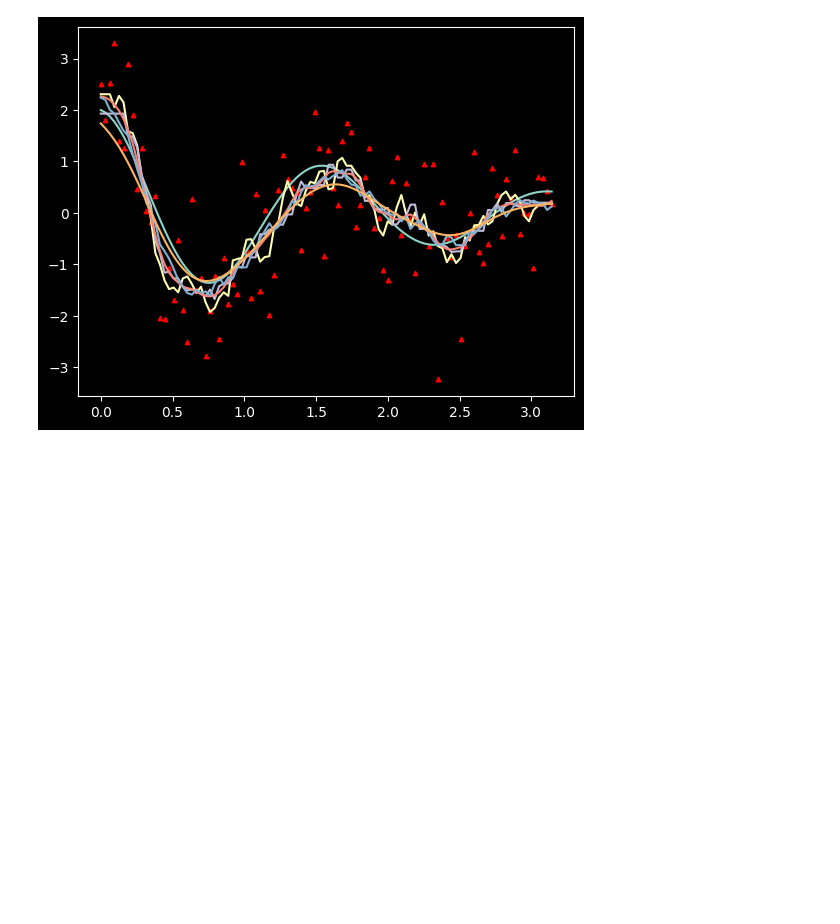
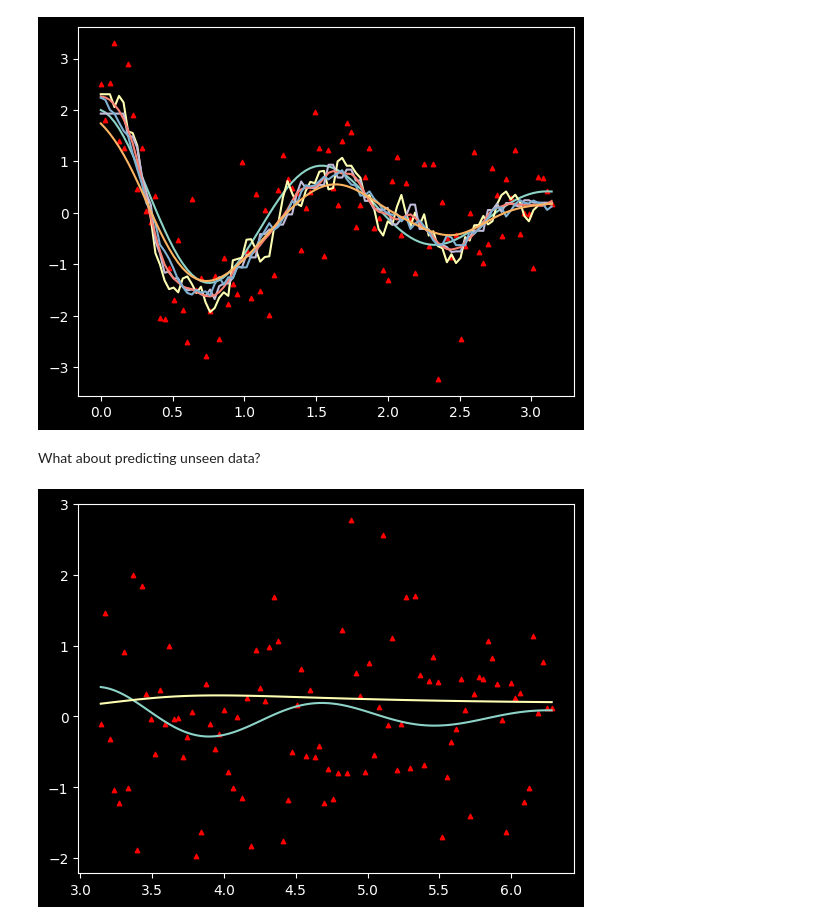
Before and after one commit to amkhrjee/stats, a Jupyter notebook: notebooks/local_regression.ipynb, the cells around one changed output. Cells and saved outputs as stored; diff of their text form; code cells hidden in the pictures; blank space fills up the shorter version.

```diff
--- a/notebooks/local_regression.ipynb
+++ b/notebooks/local_regression.ipynb
@@ -50,3 +50,16 @@ plt.plot(xs, ks3.predict(xs.reshape(-1, 1)))
 plt.show()
 # %% [output]
 [figure]
+# %% [markdown]
+What about predicting unseen data?
+# %%
+xs = np.linspace(np.pi, 2 * np.pi, 100)
+plt.plot(xs, fn(xs))
+ys = fn(xs) + np.random.standard_normal(xs.shape)
+plt.scatter(xs, ys, marker="^", s=10, c="red")
+
+plt.plot(xs, ks3.predict(xs.reshape(-1, 1)))
+
+plt.show()
+# %% [output]
+[figure, added]
```
